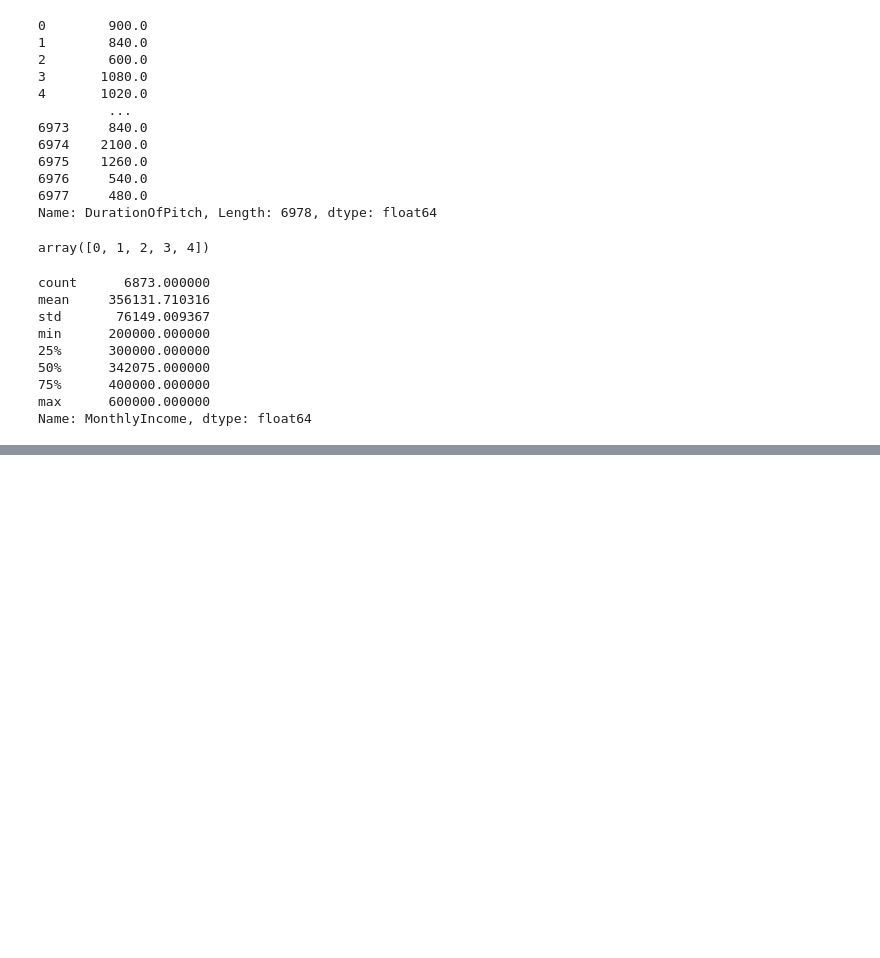
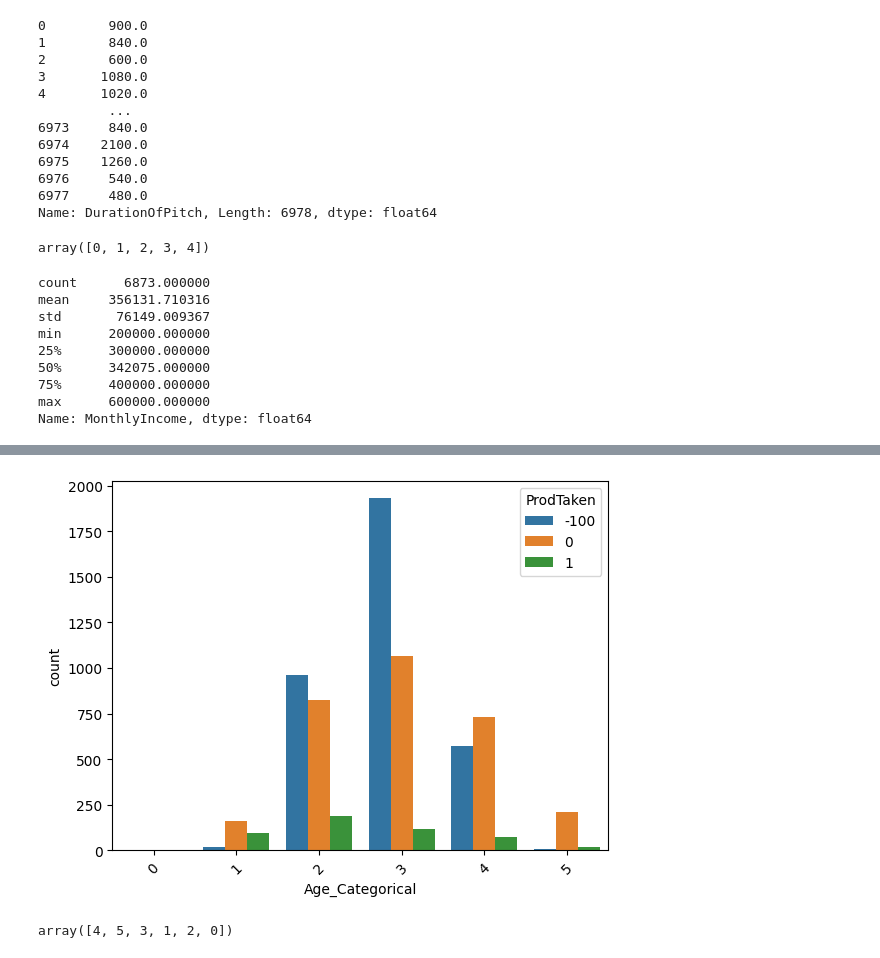
Before and after one commit to ihpolyphe/Kaggle, a Jupyter notebook: 07_predict_marketing/pretreatment_baseline.ipynb, the cells around one changed output, grey strips where cells are left out. Drawn from its saved outputs; the diff is of its cells as text; code cells hidden in the pictures; blank space fills up the shorter version.

```diff
--- a/07_predict_marketing/pretreatment_baseline.ipynb
+++ b/07_predict_marketing/pretreatment_baseline.ipynb
@@ -1064,0 +752,48 @@ plt.savefig("heatmap.png")
+# %%
+# TypeofContactのone-hotエンコーディング、ついでにunknownの列名を変更している。
+df = pd.concat([df, pd.get_dummies(df["TypeofContact"]).astype(int).rename(columns={np.nan: "TypeofContact_nan"})], axis=1)
+df = pd.concat([df, pd.get_dummies(df["Occupation"]).astype(int).rename(columns={np.nan: "Occupation_nan"})], axis=1)
+df = pd.concat([df, pd.get_dummies(df["CityTier"]).astype(int).rename(columns={1: "CityTier_1", 2: "CityTier_2", 0: "CityTier_3"})], axis=1)
+df = pd.concat([df, pd.get_dummies(df["NumberOfPersonVisiting"]).astype(int).rename(columns={1: "NumberOfPersonVisiting_1", 2: "NumberOfPersonVisiting_2", 3: "NumberOfPersonVisiting_3", 0: "NumberOfPersonVisiting_4"})], axis=1)
+df = pd.concat([df, pd.get_dummies(df["ProductPitched"]).astype(int).rename(columns={0: "ProductPitched_0", 1: "ProductPitched_1", 2: "ProductPitched_2", 3: "ProductPitched_3"})], axis=1)
+df = pd.concat([df, pd.get_dummies(df["PreferredPropertyStar"]).astype(int).rename(columns={3: "PreferredPropertyStar_3", 4: "PreferredPropertyStar_4", 5: "PreferredPropertyStar_5"})], axis=1)
+df = pd.concat([df, pd.get_dummies(df["Passport"]).astype(int)], axis=1).rename(columns={0: "Passport_0", 1: "Passport_1"})
+df = pd.concat([df, pd.get_dummies(df["Designation"]).astype(int).rename(columns={0: "Designation_0", 1: "Designation_1", 2: "Designation_2", 3: "Designation_3", 4: "Designation_4"})], axis=1)
+df = pd.concat([df, pd.get_dummies(df["customer_info_marry"]).astype(int).rename(columns={0: "customer_info_marry_0", 1: "customer_info_marry_1", 2: "customer_info_marry_2"})], axis=1)
+df = pd.concat([df, pd.get_dummies(df["customer_info_has_car"]).astype(int).rename(columns={0: "customer_info_has_car_0", 1: "customer_info_has_car_1"})], axis=1)
+df = pd.concat([df, pd.get_dummies(df["customer_info_has_child"]).astype(int).rename(columns={0: "customer_info_has_child_0", 1: "customer_info_has_child_1", 2: "customer_info_has_child_2", 3: "customer_info_has_child_3", -1: "customer_info_has_child_-1"})], axis=1)
+# TypeofContactは2値しかないのでカウントエンコーディングには向かない。
+
+
+class CountEncoder:
+    def fit(self, series):
+        # "series"ごとの出現回数をカウント
+        self.counts = series.groupby(series).count()
+        return self
+
+    def transform(self, series):
+        # "series"の各要素を、fit時に集計した出現回数に置換
+        return series.map(self.counts).fillna(0)
+
+    def fit_transform(self, series):
+        # fitとtransformをまとめて実行
+        return self.fit(series).transform(series)
+columns_count_enc = ["CityTier","NumberOfPersonVisiting","NumberOfFollowups","ProductPitched","NumberOfTrips","Passport","PitchSatisfactionScore","Designation","customer_info_marry","customer_info_has_car","customer_info_has_child"]
+for col in columns_count_enc:
+    # regionの出現回数をカウントして、新しい列を作成している。
+    df["countenc_" + col] = CountEncoder().fit_transform(df[col])
+    # 欠損値をnanに変換している。locはnanの行を取得している。
+    df.loc[df[col].isna().values, "countenc_" + col] = np.nan
+# %%
+#特長量のカテゴリカル変数を作成する
+# Ageを18歳未満、18-24歳、25-34歳、35-44歳、45-54歳、55-64歳、65-74歳、75歳以上に分け歳代を作成する。
+df["Age_Categorical"] = pd.cut(df["Age"], bins=[0, 18, 25, 35, 45, 55, 65, 75, 100], right=False)
+# 年代ごとの成約成功かどうかを可視化する
+df["Age_Categorical"] = LabelEncoder().fit_transform(df["Age_Categorical"])
+sns.countplot(x="Age_Categorical", hue="ProdTaken", data=df)
+plt.xticks(rotation=45)
+plt.show()
+df["Age_Categorical"].unique()
+# %% [output]
+[figure, added]
+array([4, 5, 3, 1, 2, 0])
```
Also changed, not shown: parts of 84 cells of this notebook, 6 other files.
